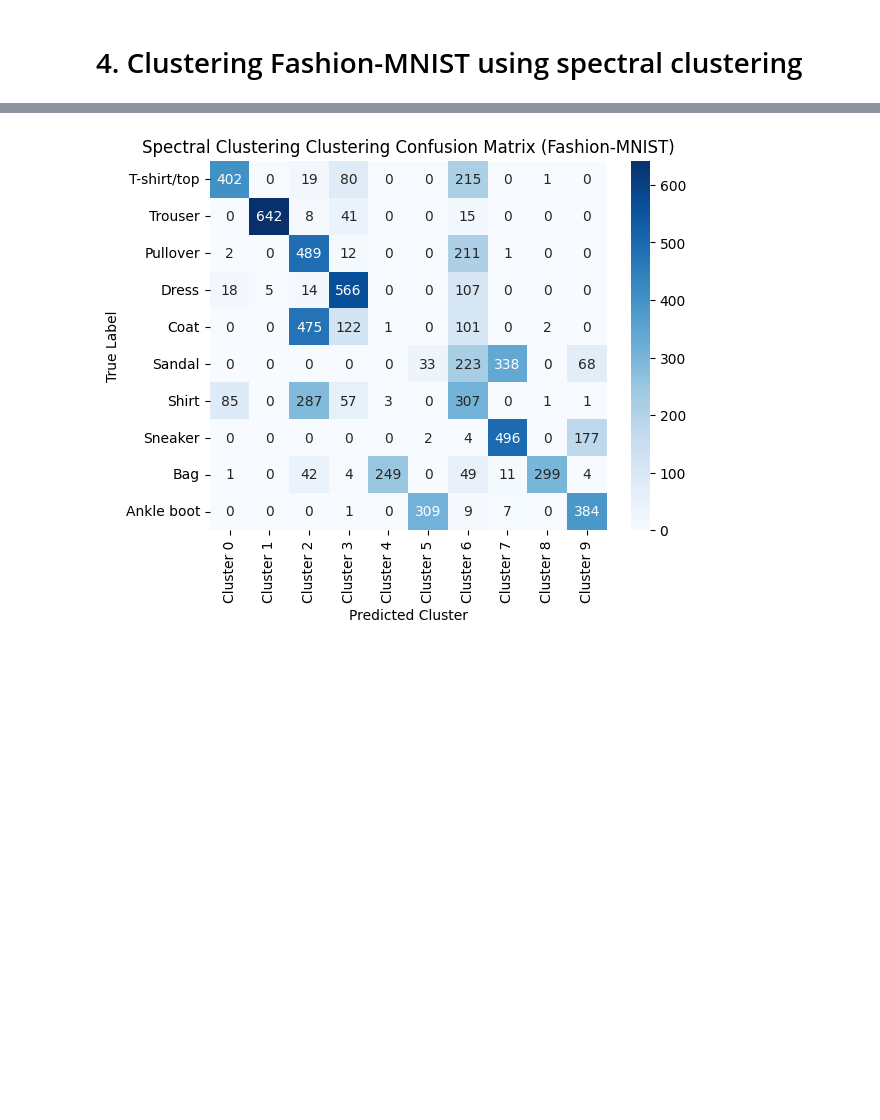
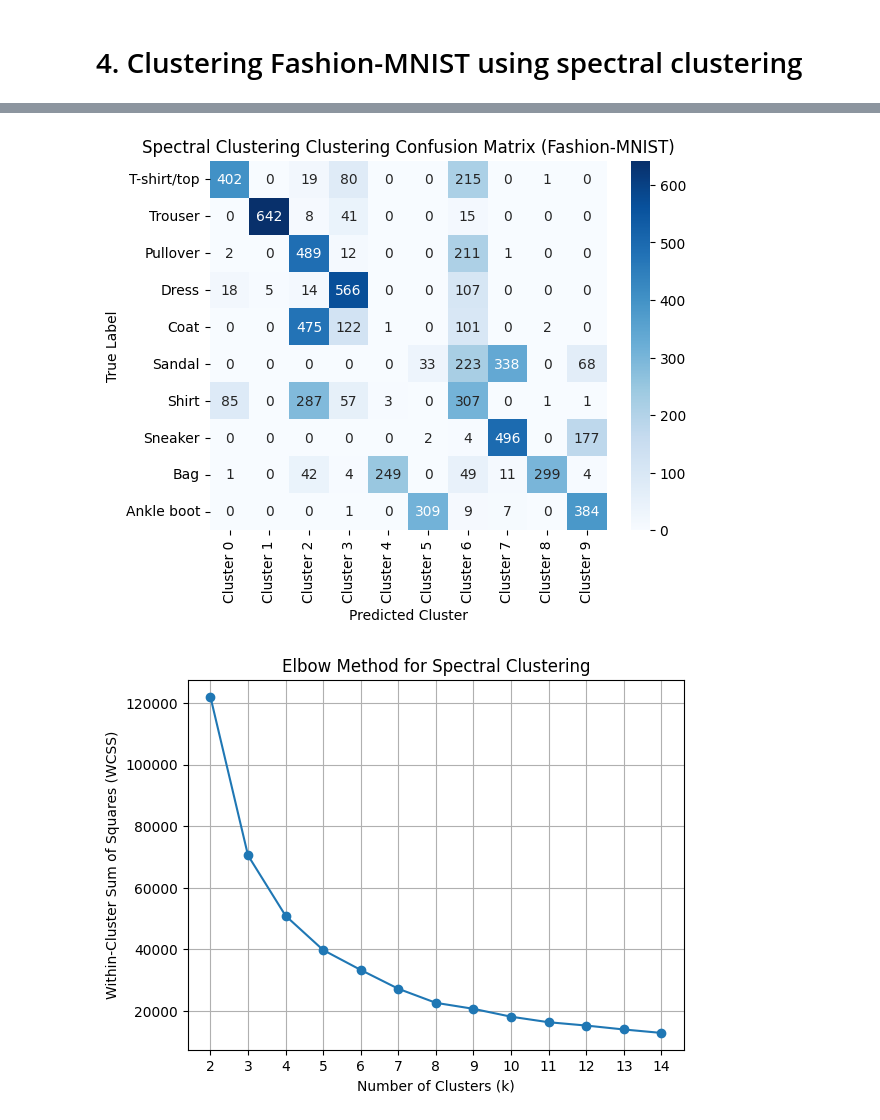
Before and after one commit to Shinyhunter95/math-data-science-course-Project2, a Jupyter notebook: project2.ipynb, the cells around one changed output, grey strips where cells are left out. Cells and saved outputs as stored; diff of their text form; code cells hidden in the pictures; blank space fills up the shorter version.

```diff
--- a/project2.ipynb
+++ b/project2.ipynb
@@ -371,30 +371,52 @@ def find_label_mapping(y_true, y_pred, n_clusters):
     row_ind, col_ind = linear_sum_assignment(-contingency_matrix)
 
     mapping = {cluster_id: true_label for cluster_id, true_label in zip(col_ind, row_ind)}
 
     return mapping
 
 # Find the best mapping from cluster labels to true labels
 mapping = find_label_mapping(y_10, spectral_clustering_labels, n_clusters)
 spectral_clustering_labels_mapped = np.array([mapping[label] for label in spectral_clustering_labels])
 
 # 4. Generate and plot the confusion matrix
 cm = confusion_matrix(y_10, spectral_clustering_labels_mapped)
 
 # Use Seaborn to create a more visually appealing plot
 plt.figure()
 sns.heatmap(cm, annot=True, fmt='d', cmap='Blues',
             xticklabels=[f"Cluster {i}" for i in range(n_clusters)],
             yticklabels=[
                 'T-shirt/top', 'Trouser', 'Pullover', 'Dress', 'Coat',
                 'Sandal', 'Shirt', 'Sneaker', 'Bag', 'Ankle boot'
             ])
 plt.title('Spectral Clustering Clustering Confusion Matrix (Fashion-MNIST)')
 plt.xlabel('Predicted Cluster')
 plt.ylabel('True Label')
 plt.show()
 
 #Elbow
+wcss = []
+k_range = range(2, 15) # Test a range of k values
+
+for k in k_range:
+    spectral_k = SpectralClustering(n_clusters=k, affinity='nearest_neighbors',
+                                    n_neighbors=10, assign_labels='kmeans', random_state=0)
+    labels_k = spectral_k.fit_predict(X_10_normalized_reduced)
+
+    # Calculate WCSS using KMeans on the spectral embedding for consistency
+    kmeans_wcss = KMeans(n_clusters=k, random_state=0, n_init='auto')
+    kmeans_wcss.fit(X_10_normalized_reduced)
+    wcss.append(kmeans_wcss.inertia_)
+
+plt.figure()
+plt.plot(k_range, wcss, marker='o')
+plt.title('Elbow Method for Spectral Clustering')
+plt.xlabel('Number of Clusters (k)')
+plt.ylabel('Within-Cluster Sum of Squares (WCSS)')
+plt.xticks(k_range)
+plt.grid(True)
+plt.show()
 # %% [output]
 [figure]
 [figure]
+[figure, added]
```
